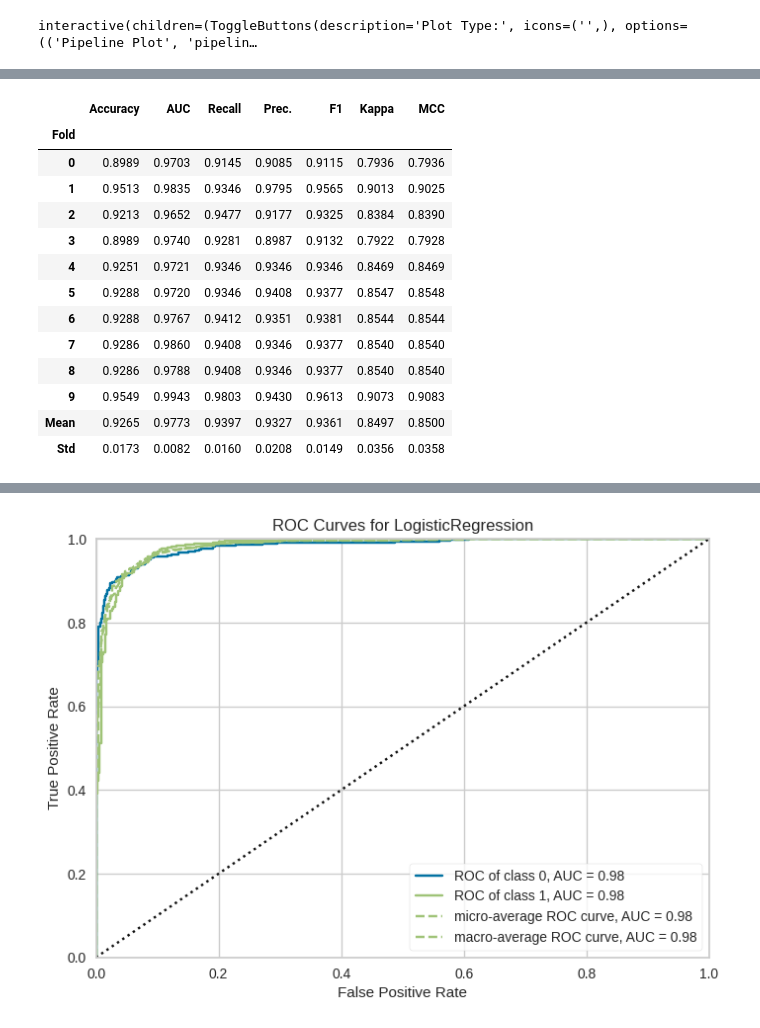
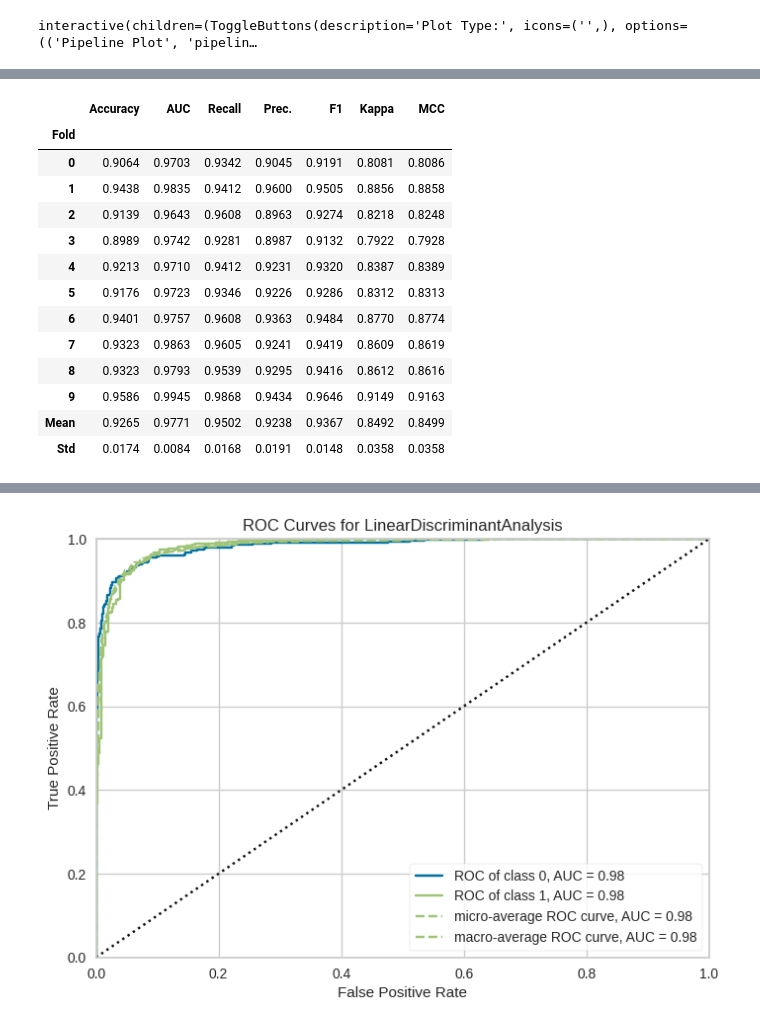
Before and after one commit to NabilaAtiraQurratulAini/PSDataA, a Jupyter notebook: _sources/Tugas/PyCaret Rice Cammeo & Osmancik_.ipynb, the cells around one changed output, grey strips where cells are left out. Cells and saved outputs as stored; diff of their text form; code cells hidden in the pictures.

```diff
--- a/_sources/Tugas/PyCaret Rice Cammeo & Osmancik_.ipynb
+++ b/_sources/Tugas/PyCaret Rice Cammeo & Osmancik_.ipynb
@@ -147,27 +148,27 @@ s.evaluate_model(best)
 interactive(children=(ToggleButtons(description='Plot Type:', icons=('',), options=(('Pipeline Plot', 'pipelin…
 # %%
 # OOP API
-best = create_model('lr')  # lr adalah kode untuk Logistic Regression
+best = create_model('lda')  # lr adalah kode untuk Logistic Regression
 
 # Plot AUC menggunakan model klasifikasi
 plot_model(best, plot='auc')
 # %% [output]
 [interactive output not drawn]
 |  | Accuracy | AUC | Recall | Prec. | F1 | Kappa | MCC |
 | Fold |  |  |  |  |  |  |  |
-| 0 | 0.8989 | 0.9703 | 0.9145 | 0.9085 | 0.9115 | 0.7936 | 0.7936 |
-| 1 | 0.9513 | 0.9835 | 0.9346 | 0.9795 | 0.9565 | 0.9013 | 0.9025 |
-| 2 | 0.9213 | 0.9652 | 0.9477 | 0.9177 | 0.9325 | 0.8384 | 0.8390 |
-| 3 | 0.8989 | 0.9740 | 0.9281 | 0.8987 | 0.9132 | 0.7922 | 0.7928 |
-| 4 | 0.9251 | 0.9721 | 0.9346 | 0.9346 | 0.9346 | 0.8469 | 0.8469 |
-| 5 | 0.9288 | 0.9720 | 0.9346 | 0.9408 | 0.9377 | 0.8547 | 0.8548 |
-| 6 | 0.9288 | 0.9767 | 0.9412 | 0.9351 | 0.9381 | 0.8544 | 0.8544 |
-| 7 | 0.9286 | 0.9860 | 0.9408 | 0.9346 | 0.9377 | 0.8540 | 0.8540 |
-| 8 | 0.9286 | 0.9788 | 0.9408 | 0.9346 | 0.9377 | 0.8540 | 0.8540 |
-| 9 | 0.9549 | 0.9943 | 0.9803 | 0.9430 | 0.9613 | 0.9073 | 0.9083 |
-| Mean | 0.9265 | 0.9773 | 0.9397 | 0.9327 | 0.9361 | 0.8497 | 0.8500 |
-| Std | 0.0173 | 0.0082 | 0.0160 | 0.0208 | 0.0149 | 0.0356 | 0.0358 |
+| 0 | 0.9064 | 0.9703 | 0.9342 | 0.9045 | 0.9191 | 0.8081 | 0.8086 |
+| 1 | 0.9438 | 0.9835 | 0.9412 | 0.9600 | 0.9505 | 0.8856 | 0.8858 |
+| 2 | 0.9139 | 0.9643 | 0.9608 | 0.8963 | 0.9274 | 0.8218 | 0.8248 |
+| 3 | 0.8989 | 0.9742 | 0.9281 | 0.8987 | 0.9132 | 0.7922 | 0.7928 |
+| 4 | 0.9213 | 0.9710 | 0.9412 | 0.9231 | 0.9320 | 0.8387 | 0.8389 |
+| 5 | 0.9176 | 0.9723 | 0.9346 | 0.9226 | 0.9286 | 0.8312 | 0.8313 |
+| 6 | 0.9401 | 0.9757 | 0.9608 | 0.9363 | 0.9484 | 0.8770 | 0.8774 |
+| 7 | 0.9323 | 0.9863 | 0.9605 | 0.9241 | 0.9419 | 0.8609 | 0.8619 |
+| 8 | 0.9323 | 0.9793 | 0.9539 | 0.9295 | 0.9416 | 0.8612 | 0.8616 |
+| 9 | 0.9586 | 0.9945 | 0.9868 | 0.9434 | 0.9646 | 0.9149 | 0.9163 |
+| Mean | 0.9265 | 0.9771 | 0.9502 | 0.9238 | 0.9367 | 0.8492 | 0.8499 |
+| Std | 0.0174 | 0.0084 | 0.0168 | 0.0191 | 0.0148 | 0.0358 | 0.0358 |
 [interactive output not drawn]
 [interactive output not drawn]
-[figure, old version]
+[figure, new version]
 # %% [markdown]
```
Also changed, not shown: parts of 12 cells of this notebook, 17 other files.
